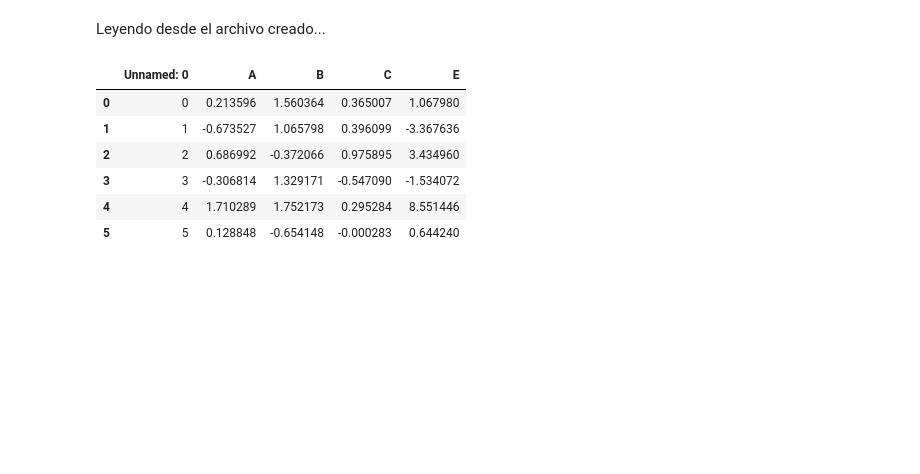
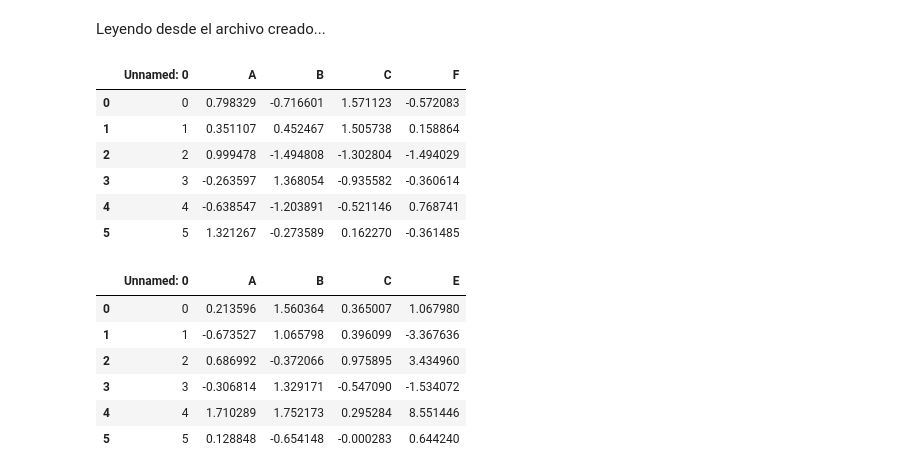
Before and after one commit to cristiandarioortegayubro/dataidea, a Jupyter notebook: meeting_05.ipynb, the cells around one changed output. Cells and saved outputs as stored; diff of their text form; code cells hidden in the pictures; blank space fills up the shorter version.

```diff
--- a/meeting_05.ipynb
+++ b/meeting_05.ipynb
@@ -281,6 +377,18 @@ Grabando el dataframe como archivo CSV
 df.to_csv("/content/drive/MyDrive/Data Idea/dataframe.csv")
 # %% [markdown]
 Leyendo desde el archivo creado...
+# %%
+b = pd.read_csv("/content/drive/MyDrive/Data Idea/dataframe2.csv")
+# %%
+b
+# %% [output]
+|  | Unnamed: 0 | A | B | C | F |
+| 0 | 0 | 0.798329 | -0.716601 | 1.571123 | -0.572083 |
+| 1 | 1 | 0.351107 | 0.452467 | 1.505738 | 0.158864 |
+| 2 | 2 | 0.999478 | -1.494808 | -1.302804 | -1.494029 |
+| 3 | 3 | -0.263597 | 1.368054 | -0.935582 | -0.360614 |
+| 4 | 4 | -0.638547 | -1.203891 | -0.521146 | 0.768741 |
+| 5 | 5 | 1.321267 | -0.273589 | 0.162270 | -0.361485 |
 # %%
 a = pd.read_csv("/content/drive/MyDrive/Data Idea/dataframe.csv")
 # %%
```
Also changed, not shown: parts of 32 cells of this notebook.
